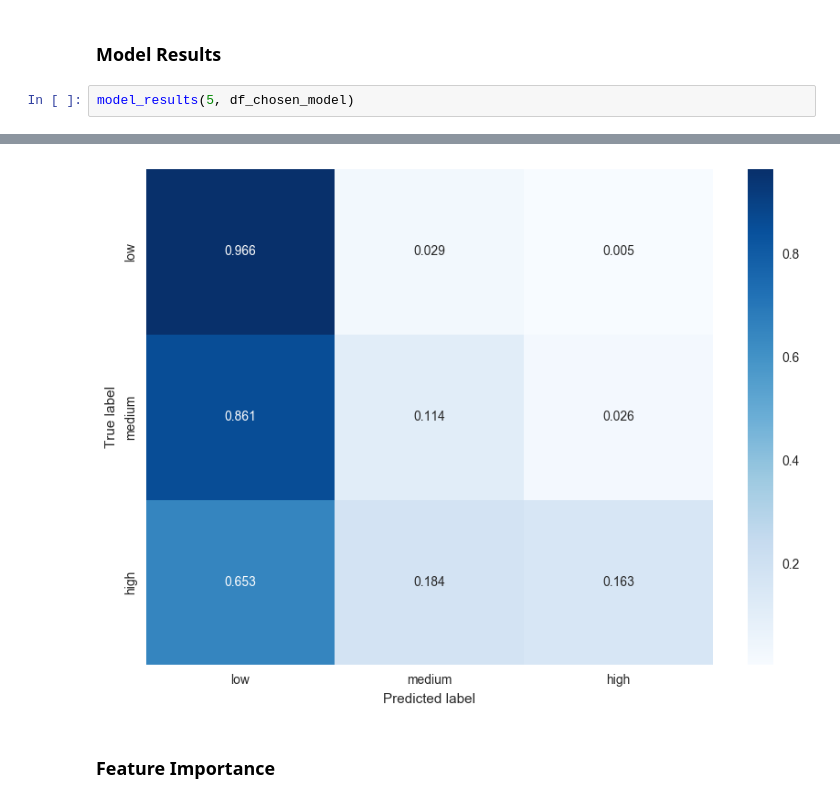
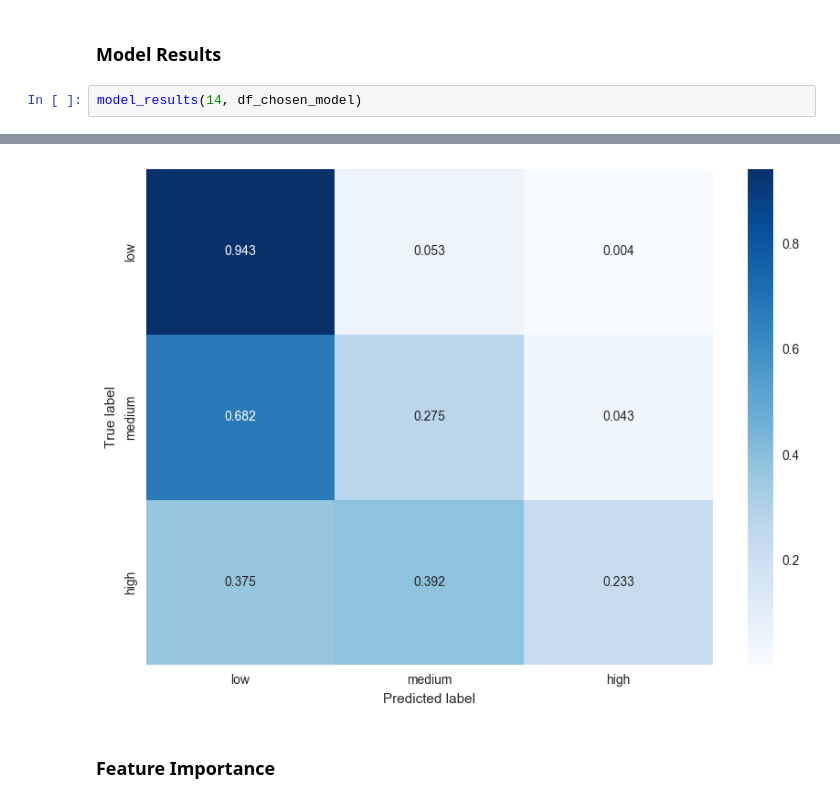
Before and after one commit to pateli18/kgl-renthop, a Jupyter notebook: Models Summary.ipynb, the cells around one changed output, grey strips where cells are left out. Saved outputs shown, nothing was run; the diff lists cells and outputs as text.

```diff
--- a/Models Summary.ipynb
+++ b/Models Summary.ipynb
@@ -91,5 +92,5 @@ plt.show()
 # %% [markdown]
 ### Model Results
 # %%
-model_results(5, df_chosen_model)
+model_results(14, df_chosen_model)
 # %% [output]
@@ -98,4 +99,4 @@ Accuracy: 0.7143
-[figure, old version]
+[figure, new version]
 # %% [markdown]
 ### Feature Importance
 # %%
```
Also changed, not shown: parts of 5 cells of this notebook, 5 other files.
